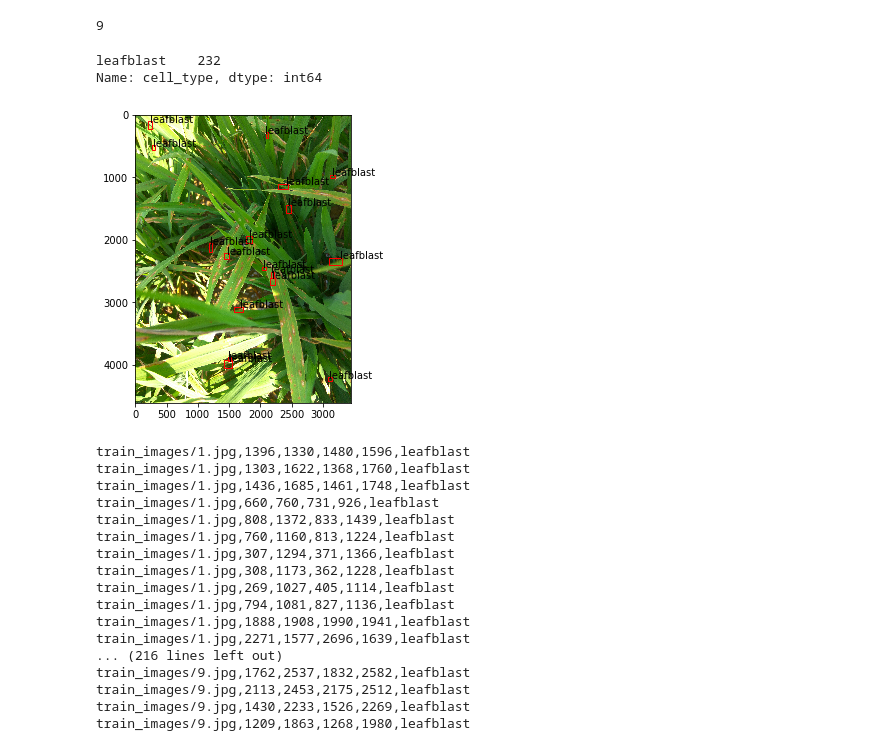
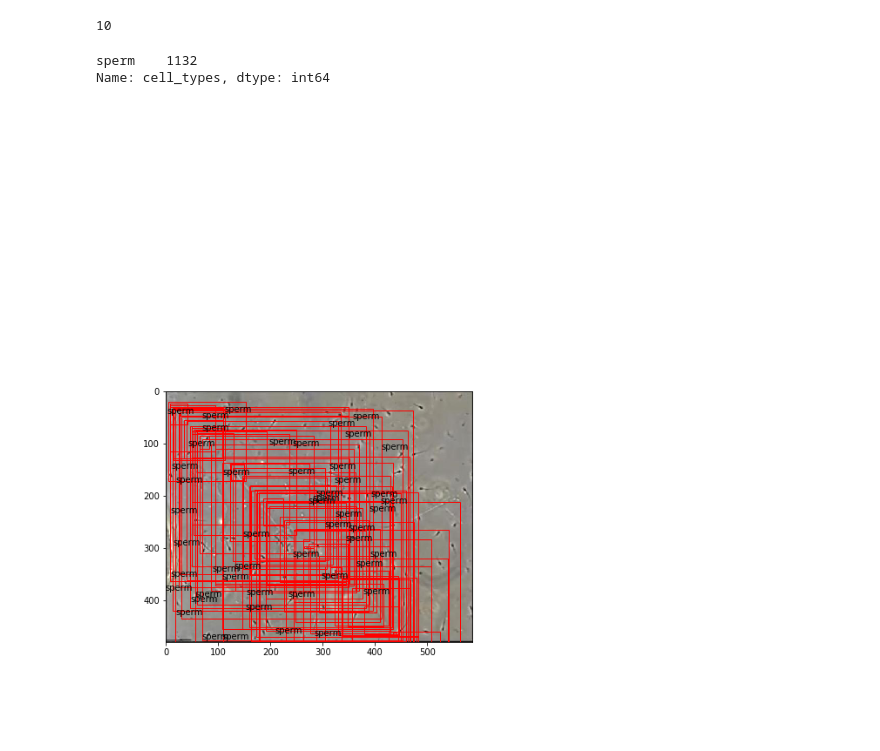
Before and after one commit to drimamskom/frcnn, a Jupyter notebook: FRCNN.ipynb, the cells around one changed output. Cells and saved outputs as stored; diff of their text form; code cells hidden in the pictures; blank space fills up the shorter version.

```diff
--- a/FRCNN.ipynb
+++ b/FRCNN.ipynb
@@ -4,6 +4,6 @@ import matplotlib.pyplot as plt
 %matplotlib inline
 from matplotlib import patches
 # %%
-train = pd.read_csv('train.csv')
+train = pd.read_csv('Y:/DATAE/thesis/FRCNNX/train.csv')
 train.head()
 # %% [output]
@@ -22,46 +22,46 @@ plt.imshow(image)
 # %%
 train['image_names'].nunique()
 # %% [output]
-9
+10
 # %%
-train['cell_type'].value_counts()
+train['cell_types'].value_counts()
 # %% [output]
-leafblast    232
-Name: cell_type, dtype: int64
+sperm    1132
+Name: cell_types, dtype: int64
 # %%
 fig = plt.figure()
 
 #add axes to the image
 ax = fig.add_axes([0,0,1,1])
 
 # read and plot the image
-image = plt.imread('images/6.jpg')
+image = plt.imread('Y:/DATAE/thesis/FRCNNX/images/00205.jpg')
 plt.imshow(image)
 
 # iterating over the image for different objects
-for _,row in train[train.image_names == "6.jpg"].iterrows():
+for _,row in train[train.image_names == "00205.jpg"].iterrows():
     xmin = row.xmin
     xmax = row.xmax
     ymin = row.ymin
     ymax = row.ymax
 
     width = xmax - xmin
     height = ymax - ymin
 
     # assign different color to different classes of objects
-    if row.cell_type == 'leafblast':
+    if row.cell_types == 'sperm':
         edgecolor = 'r'
-        ax.annotate('leafblast', xy=(xmax-40,ymin+20))
+        ax.annotate('sperm', xy=(xmax-40,ymin+20))
 #     elif row.cell_type == 'WBC':
 #         edgecolor = 'b'
 #         ax.annotate('WBC', xy=(xmax-40,ymin+20))
 #     elif row.cell_type == 'Platelets':
 #         edgecolor = 'g'
 #         ax.annotate('Platelets', xy=(xmax-40,ymin+20))
 
     # add bounding boxes to the image
     rect = patches.Rectangle((xmin,ymin), width, height, edgecolor = edgecolor, facecolor = 'none')
 
     ax.add_patch(rect)
 # %% [output]
-[figure, old version]
+[figure, new version]
@@ -77,21 +67,0 @@ data.to_csv('annotate.txt', header=None, index=None, sep=' ')
-# %%
-f = open("annotate.txt", "r")
-print(f.read())
-# %% [output]
-train_images/1.jpg,1396,1330,1480,1596,leafblast
-train_images/1.jpg,1303,1622,1368,1760,leafblast
-train_images/1.jpg,1436,1685,1461,1748,leafblast
-train_images/1.jpg,660,760,731,926,leafblast
-train_images/1.jpg,808,1372,833,1439,leafblast
-train_images/1.jpg,760,1160,813,1224,leafblast
-train_images/1.jpg,307,1294,371,1366,leafblast
-train_images/1.jpg,308,1173,362,1228,leafblast
-train_images/1.jpg,269,1027,405,1114,leafblast
-train_images/1.jpg,794,1081,827,1136,leafblast
-train_images/1.jpg,1888,1908,1990,1941,leafblast
-train_images/1.jpg,2271,1577,2696,1639,leafblast
-... (216 lines left out)
-train_images/9.jpg,1762,2537,1832,2582,leafblast
-train_images/9.jpg,2113,2453,2175,2512,leafblast
-train_images/9.jpg,1430,2233,1526,2269,leafblast
-train_images/9.jpg,1209,1863,1268,1980,leafblast
```
Also changed, not shown: parts of 3 cells of this notebook.
